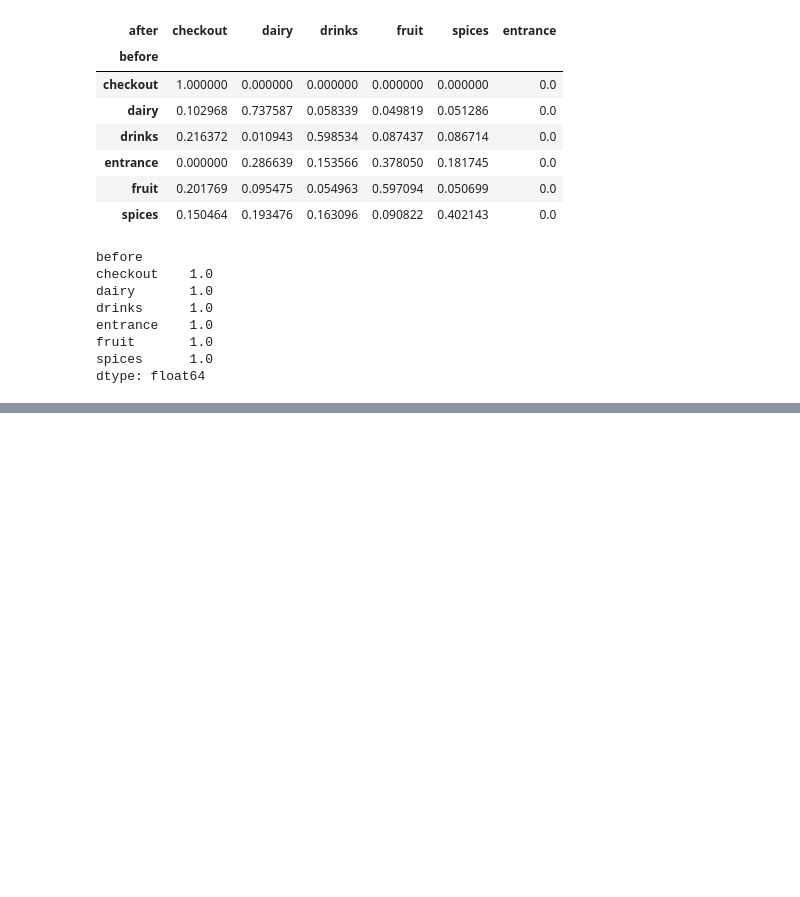
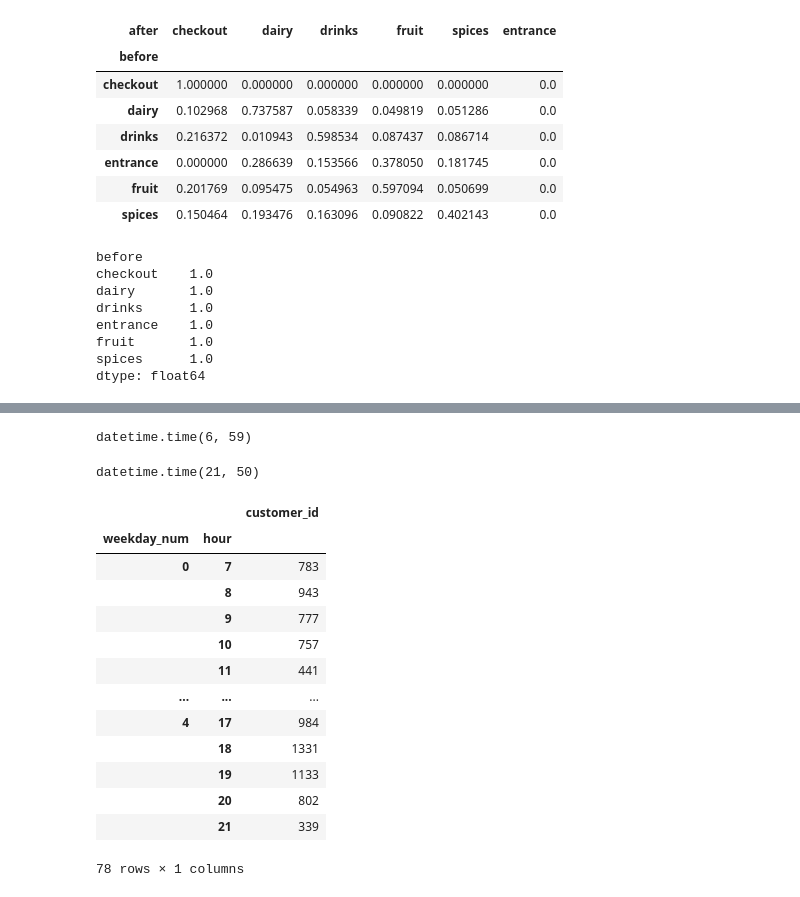
Before and after one commit to Galiya-YS/Shopipy---MCMC-simulation, a Jupyter notebook: Transition_matrix.ipynb, the cells around one changed output, grey strips where cells are left out. Drawn from its saved outputs; the diff is of its cells as text; code cells hidden in the pictures; blank space fills up the shorter version.

Commit message:
updated SupermarketClass notebook, clean data, and transition matrix notebook to get the hourly customer fluctuation

```diff
--- a/Transition_matrix.ipynb
+++ b/Transition_matrix.ipynb
@@ -314,0 +340,33 @@ transition_matrix.to_csv('data/transition_matrix.csv')
+# %%
+df['time'] = df['timestamp'].dt.time
+# %%
+df['weekday_num'] = df['timestamp'].dt.weekday
+# %%
+df['hour'] = df['timestamp'].dt.hour
+# %%
+df['time'].min()
+# %% [output]
+datetime.time(6, 59)
+# %%
+df['time'].max()
+# %% [output]
+datetime.time(21, 50)
+# %%
+hourly_cust_by_weekday = pd.DataFrame(df.groupby(['weekday_num','hour'])['customer_id'].count())
+# %%
+hourly_cust_by_weekday
+# %% [output]
+|  |  | customer_id |
+| weekday_num | hour |  |
+| 0 | 7 | 783 |
+|  | 8 | 943 |
+|  | 9 | 777 |
+|  | 10 | 757 |
+|  | 11 | 441 |
+| ... | ... | ... |
+| 4 | 17 | 984 |
+|  | 18 | 1331 |
+|  | 19 | 1133 |
+|  | 20 | 802 |
+|  | 21 | 339 |
+78 rows × 1 columns
```
Also changed, not shown: parts of 7 cells of this notebook, 5 other files.
